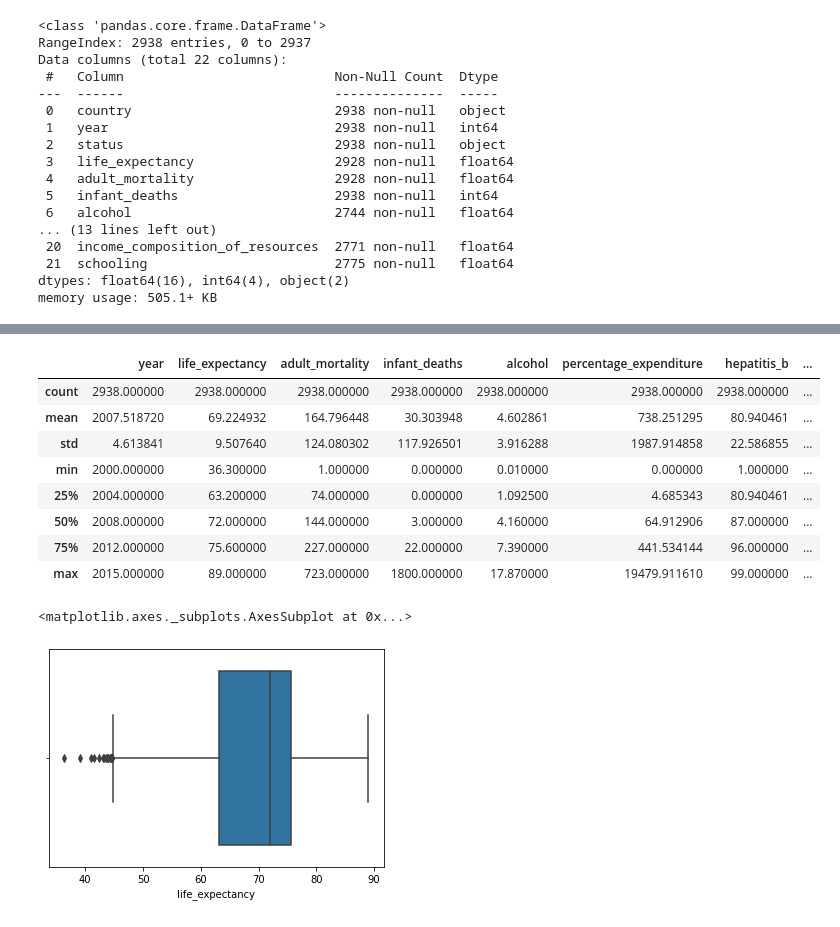
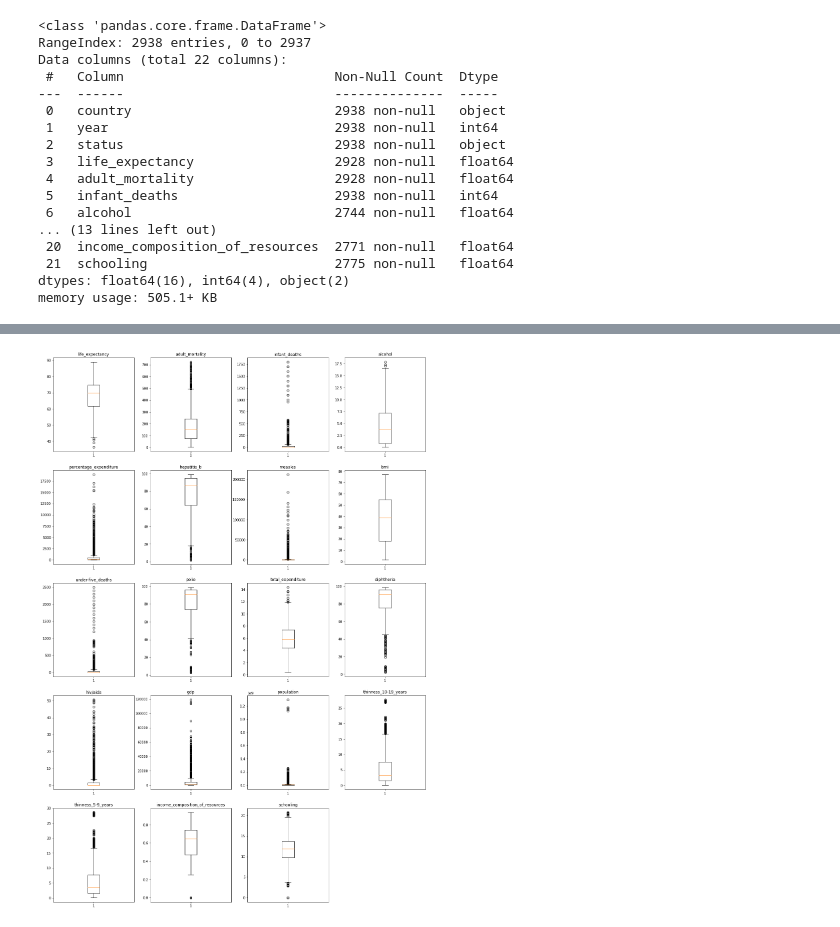
Before and after one commit to notShyam7/life-expectancy, a Jupyter notebook: LifeExpectancy.ipynb, the cells around one changed output, grey strips where cells are left out. Cells and saved outputs as stored; diff of their text form; code cells hidden in the pictures.

```diff
--- a/LifeExpectancy.ipynb
+++ b/LifeExpectancy.ipynb
@@ -175,16 +241,0 @@ dtype: int64
-# %%
-# imputing all the null values with the mean values
-life['life_expectancy'].fillna(value=life['life_expectancy'].mean(), inplace=True)
-life['adult_mortality'].fillna(value=life['adult_mortality'].mean(), inplace=True)
-life['alcohol'].fillna(value=life['alcohol'].mean(), inplace=True)
-life['hepatitis_b'].fillna(value=life['hepatitis_b'].mean(), inplace=True)
-life['bmi'].fillna(value=life['bmi'].mean(), inplace=True)
-life['polio'].fillna(value=life['polio'].mean(), inplace=True)
-life['total_expenditure'].fillna(value=life['total_expenditure'].mean(), inplace=True)
-life['diphtheria'].fillna(value=life['diphtheria'].mean(), inplace=True)
-life['gdp'].fillna(value=life['gdp'].mean(), inplace=True)
-life['population'].fillna(value=life['population'].mean(), inplace=True)
-life['thinness_10-19_years'].fillna(value=life['thinness_10-19_years'].mean(), inplace=True)
-life['thinness_5-9_years'].fillna(value=life['thinness_5-9_years'].mean(), inplace=True)
-life['income_composition_of_resources'].fillna(value=life['income_composition_of_resources'].mean(), inplace=True)
-life['schooling'].fillna(value=life['schooling'].mean(), inplace=True)
@@ -211,17 +242,15 @@ dtype: int64
-# %%
-life.describe()
-# %% [output]
-|  | year | life_expectancy | adult_mortality | infant_deaths | alcohol | percentage_expenditure | hepatitis_b | ... |
-| count | 2938.000000 | 2938.000000 | 2938.000000 | 2938.000000 | 2938.000000 | 2938.000000 | 2938.000000 | ... |
-| mean | 2007.518720 | 69.224932 | 164.796448 | 30.303948 | 4.602861 | 738.251295 | 80.940461 | ... |
-| std | 4.613841 | 9.507640 | 124.080302 | 117.926501 | 3.916288 | 1987.914858 | 22.586855 | ... |
-| min | 2000.000000 | 36.300000 | 1.000000 | 0.000000 | 0.010000 | 0.000000 | 1.000000 | ... |
-| 25% | 2004.000000 | 63.200000 | 74.000000 | 0.000000 | 1.092500 | 4.685343 | 80.940461 | ... |
-| 50% | 2008.000000 | 72.000000 | 144.000000 | 3.000000 | 4.160000 | 64.912906 | 87.000000 | ... |
-| 75% | 2012.000000 | 75.600000 | 227.000000 | 22.000000 | 7.390000 | 441.534144 | 96.000000 | ... |
-| max | 2015.000000 | 89.000000 | 723.000000 | 1800.000000 | 17.870000 | 19479.911610 | 99.000000 | ... |
-# %%
-sns.boxplot(life['life_expectancy'])
-# %% [output]
-<matplotlib.axes._subplots.AxesSubplot at 0x...>
-[figure, removed]
+# %%
+# creating a dictionary of columns.
+col_dict = {'life_expectancy':1,'adult_mortality':2,'infant_deaths':3,'alcohol':4,'percentage_expenditure':5,'hepatitis_b':6,'measles':7,'bmi':8,'under-five_deaths':9,'polio':10,'total_expenditure':11,'diphtheria':12,'hiv/aids':13,'gdp':14,'population':15,'thinness_10-19_years':16,'thinness_5-9_years':17,'income_composition_of_resources':18,'schooling':19}
+
+# detecting outliers in each variable using box plots.
+plt.figure(figsize=(20,30))
+
+for variable,i in col_dict.items():
+    plt.subplot(5,4,i)
+    plt.boxplot(life[variable],whis=1.5)
+    plt.title(variable)
+
+plt.show()
+# %% [output]
+[figure, added]
```
Also changed, not shown: parts of 43 cells of this notebook.
